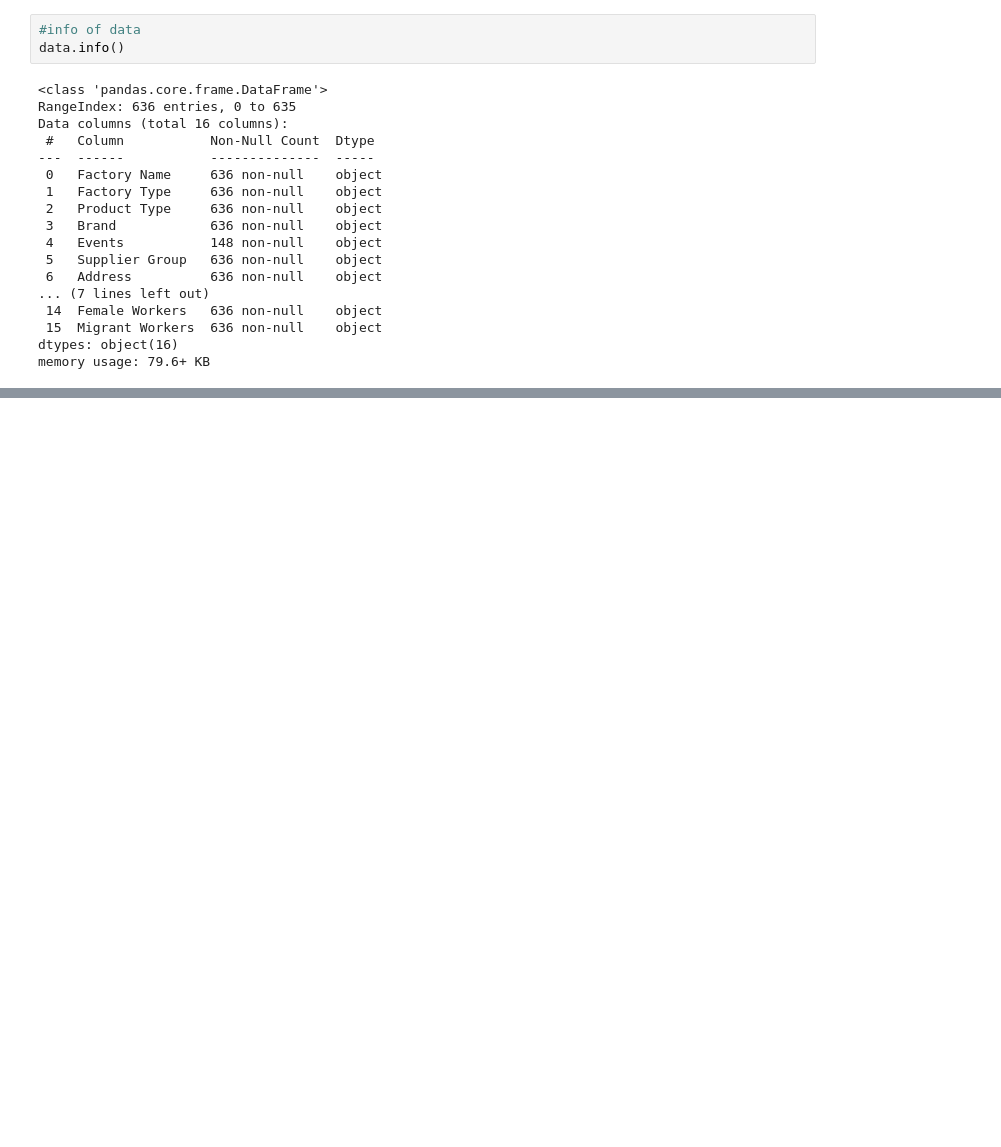
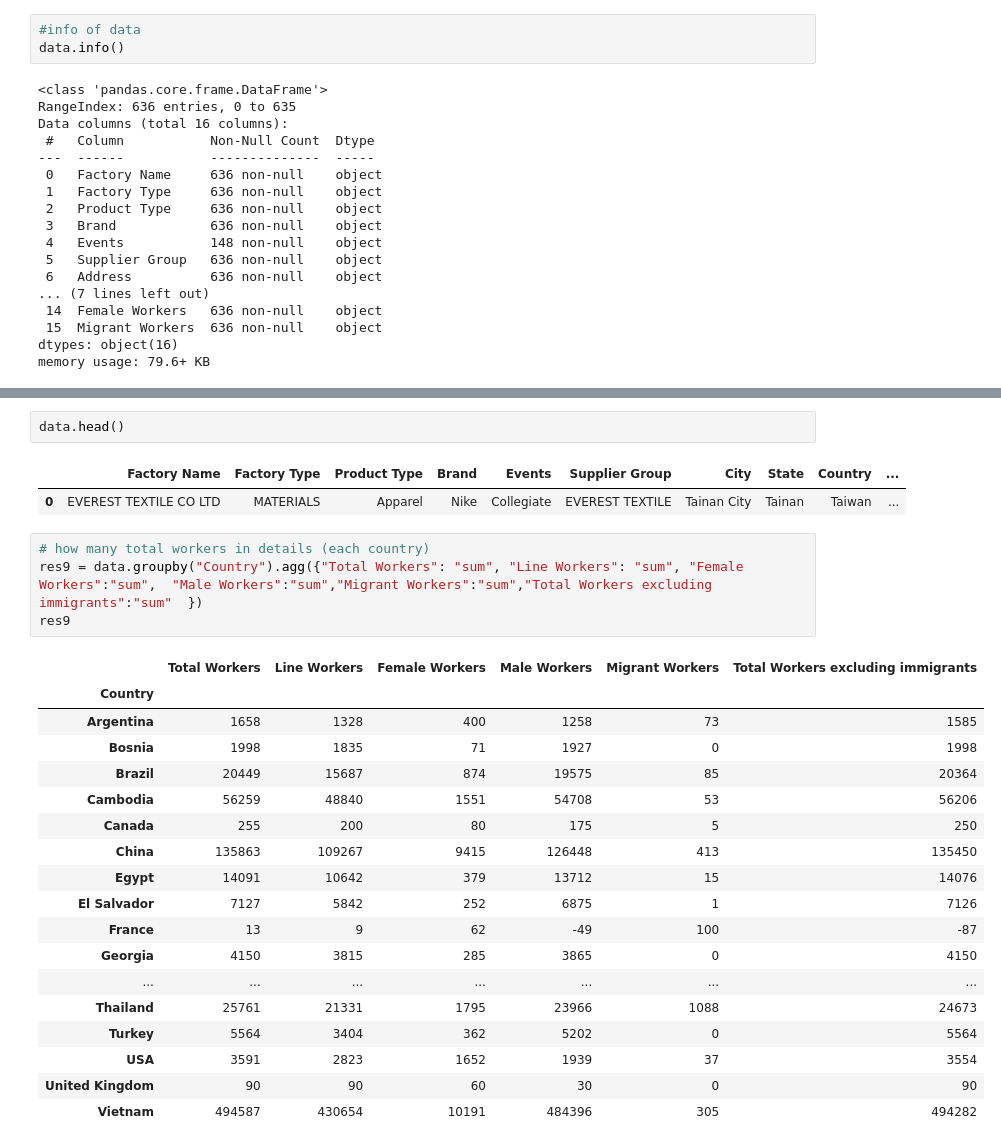
Before and after one commit to ousseeema/data-science, a Jupyter notebook: projet_python.ipynb, the cells around one changed output, grey strips where cells are left out. Drawn from its saved outputs; the diff is of its cells as text; blank space fills up the shorter version.

```diff
--- a/projet_python.ipynb
+++ b/projet_python.ipynb
@@ -86,0 +190,28 @@ data.head()
+# %%
+data.head()
+# %% [output]
+|  | Factory Name | Factory Type | Product Type | Brand | Events | Supplier Group | City | State | Country | ... |
+| 0 | EVEREST TEXTILE CO LTD | MATERIALS | Apparel | Nike | Collegiate | EVEREST TEXTILE | Tainan City | Tainan | Taiwan | ... |
+# %%
+# how many total workers in details (each country)
+res9 = data.groupby("Country").agg({"Total Workers": "sum", "Line Workers": "sum", "Female Workers":"sum",  "Male Workers":"sum","Migrant Workers":"sum","Total Workers excluding immigrants":"sum"  })
+res9
+# %% [output]
+|  | Total Workers | Line Workers | Female Workers | Male Workers | Migrant Workers | Total Workers excluding immigrants |
+| Country |  |  |  |  |  |  |
+| Argentina | 1658 | 1328 | 400 | 1258 | 73 | 1585 |
+| Bosnia | 1998 | 1835 | 71 | 1927 | 0 | 1998 |
+| Brazil | 20449 | 15687 | 874 | 19575 | 85 | 20364 |
+| Cambodia | 56259 | 48840 | 1551 | 54708 | 53 | 56206 |
+| Canada | 255 | 200 | 80 | 175 | 5 | 250 |
+| China | 135863 | 109267 | 9415 | 126448 | 413 | 135450 |
+| Egypt | 14091 | 10642 | 379 | 13712 | 15 | 14076 |
+| El Salvador | 7127 | 5842 | 252 | 6875 | 1 | 7126 |
+| France | 13 | 9 | 62 | -49 | 100 | -87 |
+| Georgia | 4150 | 3815 | 285 | 3865 | 0 | 4150 |
+| ... | ... | ... | ... | ... | ... | ... |
+| Thailand | 25761 | 21331 | 1795 | 23966 | 1088 | 24673 |
+| Turkey | 5564 | 3404 | 362 | 5202 | 0 | 5564 |
+| USA | 3591 | 2823 | 1652 | 1939 | 37 | 3554 |
+| United Kingdom | 90 | 90 | 60 | 30 | 0 | 90 |
+| Vietnam | 494587 | 430654 | 10191 | 484396 | 305 | 494282 |
```
Also changed, not shown: parts of 11 cells of this notebook.
